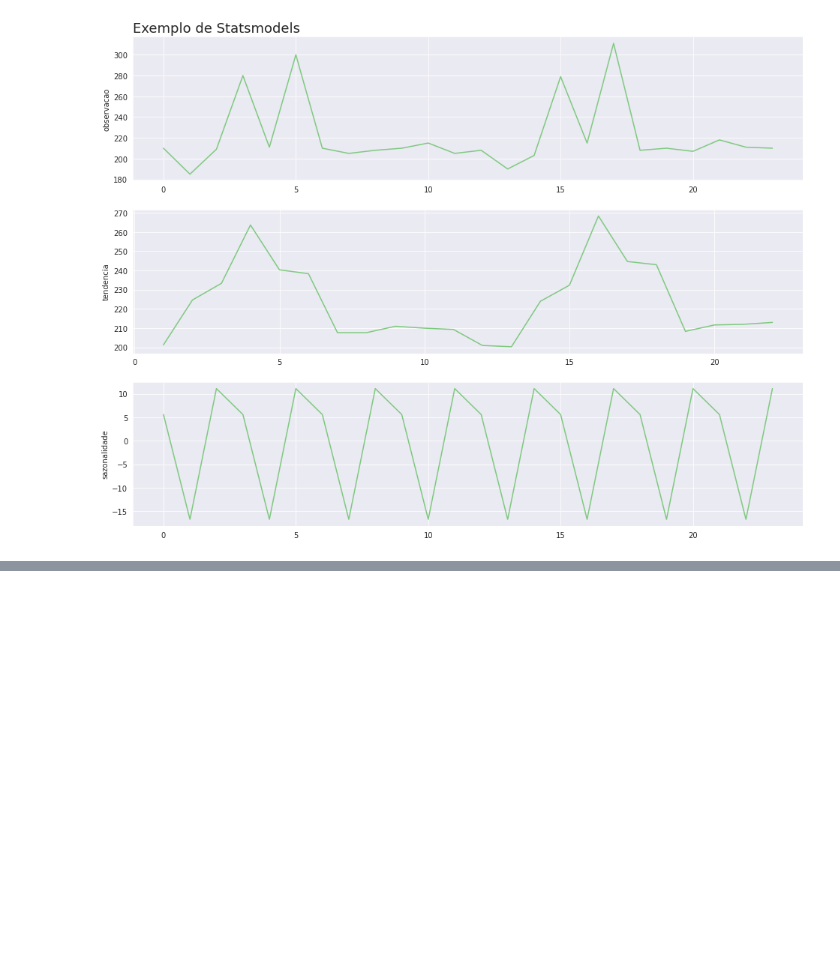
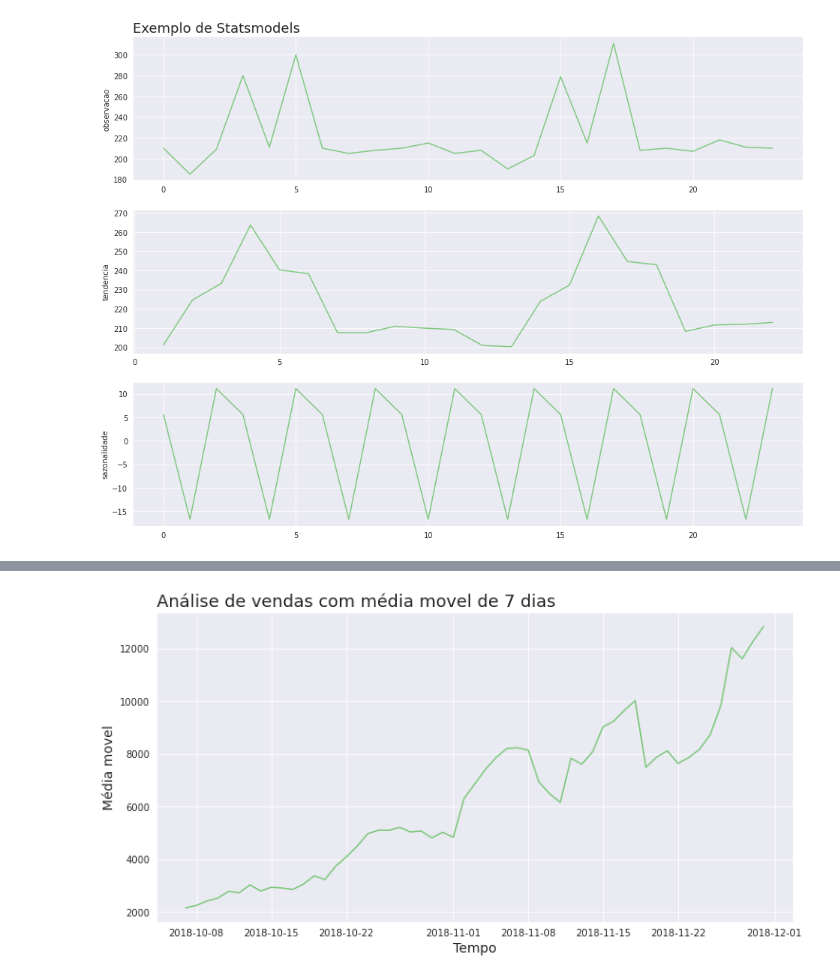
Before and after one commit to gabriels3t/data-science-series-temporais, a Jupyter notebook: Time Series.ipynb, the cells around one changed output, grey strips where cells are left out. Drawn from its saved outputs; the diff is of its cells as text; code cells hidden in the pictures; blank space fills up the shorter version.

```diff
--- a/Time Series.ipynb
+++ b/Time Series.ipynb
@@ -499,0 +549,2 @@ plot_comparacao(resultado.index,'observacao','tendencia','sazonalidade',resultad
+# %%
+alucel['media_movel'] = alucel.vendas.rolling(7).mean() #  rolling().mean() Calcula as medias moveis
@@ -499,0 +562,4 @@ plot_comparacao(resultado.index,'observacao','tendencia','sazonalidade',resultad
+# %%
+plotar(x='dia',y='media_movel',dataset=alucel,titulo='Análise de vendas com média movel de 7 dias ',labelx='Tempo',labely='Média movel')
+# %% [output]
+[figure, added]
```
Also changed, not shown: parts of 13 cells of this notebook.
